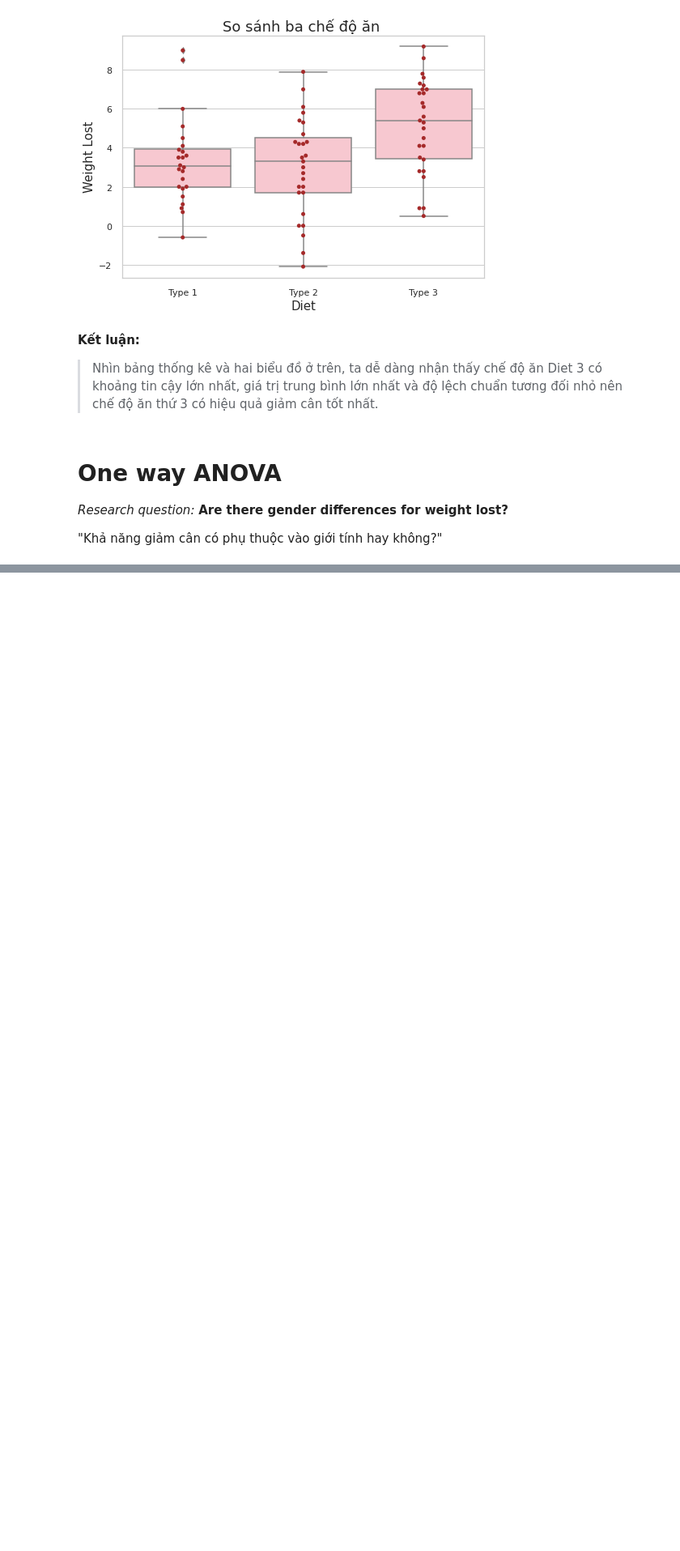
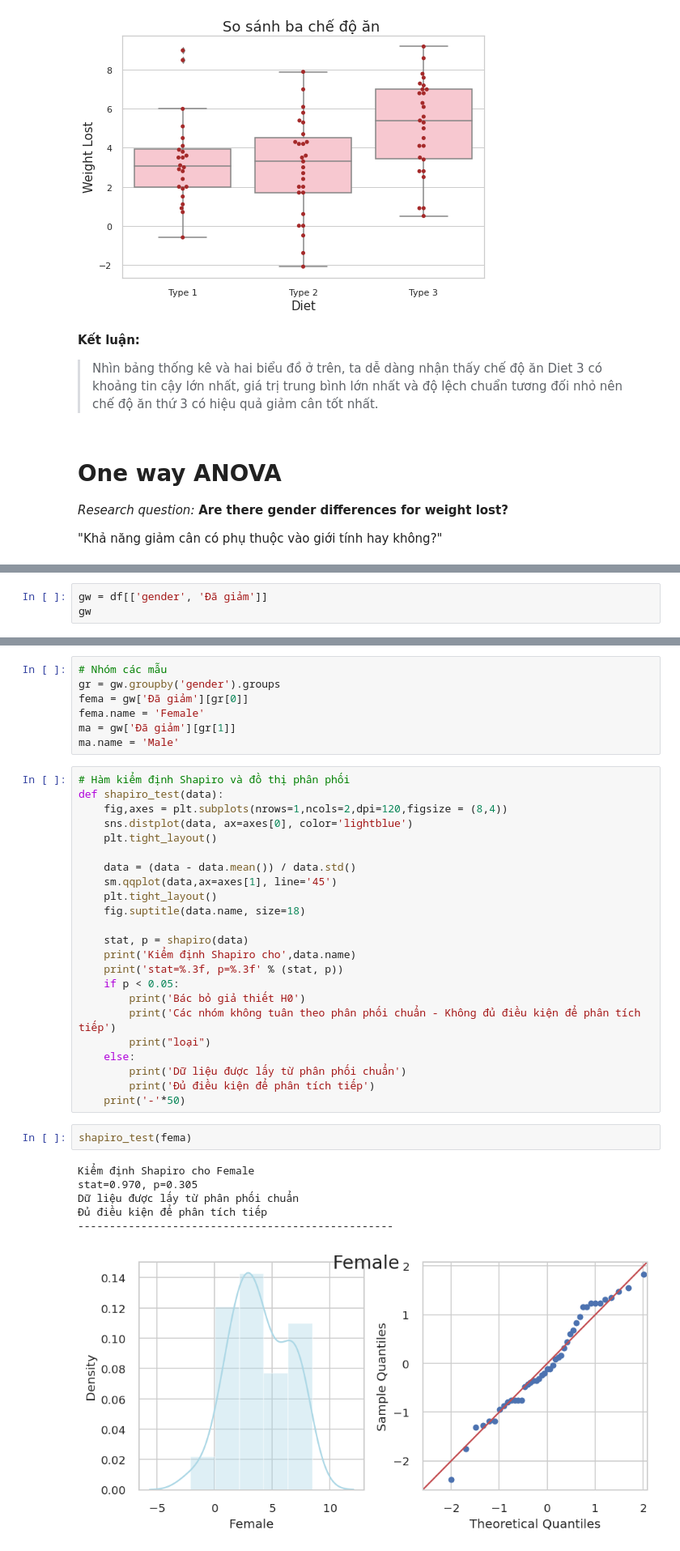
Before and after one commit to hoangnuthuphuong/HK2_freshman, a Jupyter notebook: PTDL_Python/ThongKeSuyDien.ipynb, the cells around one changed output, grey strips where cells are left out. Shown at 81% size. Drawn from its saved outputs; the diff is of its cells as text; blank space fills up the shorter version.

```diff
--- a/PTDL_Python/ThongKeSuyDien.ipynb
+++ b/PTDL_Python/ThongKeSuyDien.ipynb
@@ -514,0 +513,3 @@ https://www.statology.org/two-way-anova-python/
+# %%
+gw = df[['gender', 'Đã giảm']]
+gw
@@ -514,0 +553,39 @@ https://www.statology.org/two-way-anova-python/
+# %%
+# Nhóm các mẫu
+gr = gw.groupby('gender').groups
+fema = gw['Đã giảm'][gr[0]]
+fema.name = 'Female'
+ma = gw['Đã giảm'][gr[1]]
+ma.name = 'Male'
+# %%
+# Hàm kiểm định Shapiro và đồ thị phân phối
+def shapiro_test(data):
+    fig,axes = plt.subplots(nrows=1,ncols=2,dpi=120,figsize = (8,4))
+    sns.distplot(data, ax=axes[0], color='lightblue')
+    plt.tight_layout()
+
+    data = (data - data.mean()) / data.std()
+    sm.qqplot(data,ax=axes[1], line='45')
+    plt.tight_layout()
+    fig.suptitle(data.name, size=18)
+
+    stat, p = shapiro(data)
+    print('Kiểm định Shapiro cho',data.name)
+    print('stat=%.3f, p=%.3f' % (stat, p))
+    if p < 0.05:
+        print('Bác bỏ giả thiết H0')
+        print('Các nhóm không tuân theo phân phối chuẩn - Không đủ điều kiện để phân tích tiếp')
+        print("loại")
+    else:
+        print('Dữ liệu được lấy từ phân phối chuẩn')
+        print('Đủ điều kiện để phân tích tiếp')
+    print('-'*50)
+# %%
+shapiro_test(fema)
+# %% [output]
+Kiểm định Shapiro cho Female
+stat=0.970, p=0.305
+Dữ liệu được lấy từ phân phối chuẩn
+Đủ điều kiện để phân tích tiếp
+--------------------------------------------------
+[figure, added]
```
Also changed, not shown: parts of 29 cells of this notebook, 2 other files.
